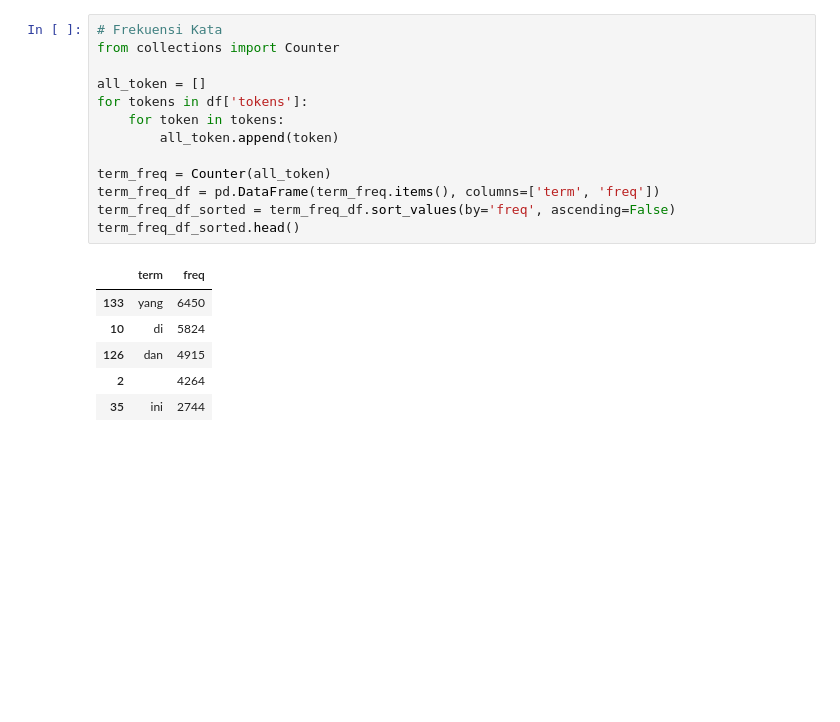
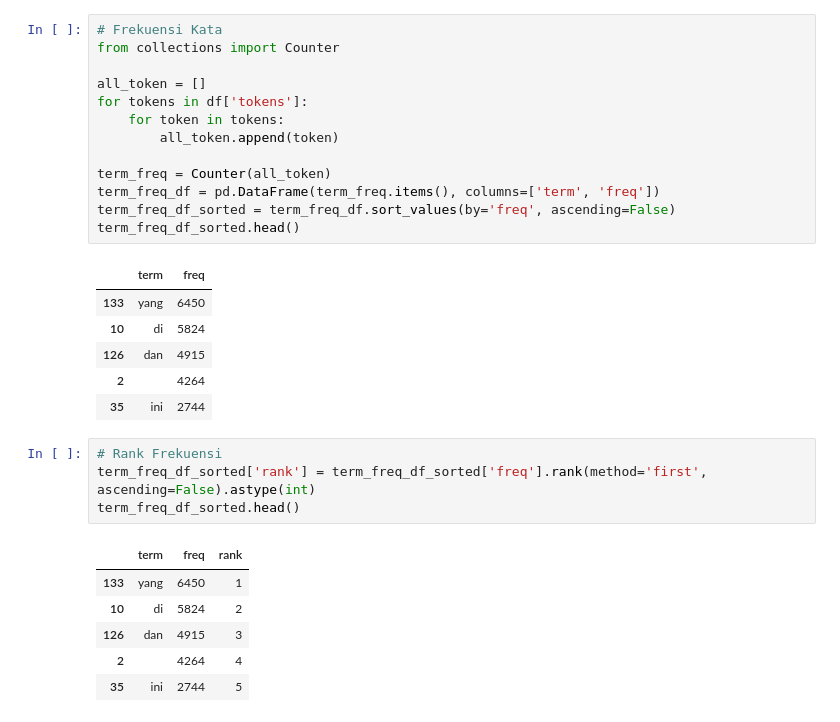
Before and after one commit to ZanIhsan2/Information_Retrival_Data, a Jupyter notebook: tugas/Praktikum01/notebooks/praktikum01.ipynb, the cells around one changed output. Cells and saved outputs as stored; diff of their text form; blank space fills up the shorter version.

```diff
--- a/tugas/Praktikum01/notebooks/praktikum01.ipynb
+++ b/tugas/Praktikum01/notebooks/praktikum01.ipynb
@@ -134,3 +134,14 @@ term_freq_df_sorted.head()
 | 126 | dan | 4915 |
 | 2 |  | 4264 |
 | 35 | ini | 2744 |
+# %%
+# Rank Frekuensi
+term_freq_df_sorted['rank'] = term_freq_df_sorted['freq'].rank(method='first', ascending=False).astype(int)
+term_freq_df_sorted.head()
+# %% [output]
+|  | term | freq | rank |
+| 133 | yang | 6450 | 1 |
+| 10 | di | 5824 | 2 |
+| 126 | dan | 4915 | 3 |
+| 2 |  | 4264 | 4 |
+| 35 | ini | 2744 | 5 |
```
Also changed, not shown: parts of 5 cells of this notebook.
